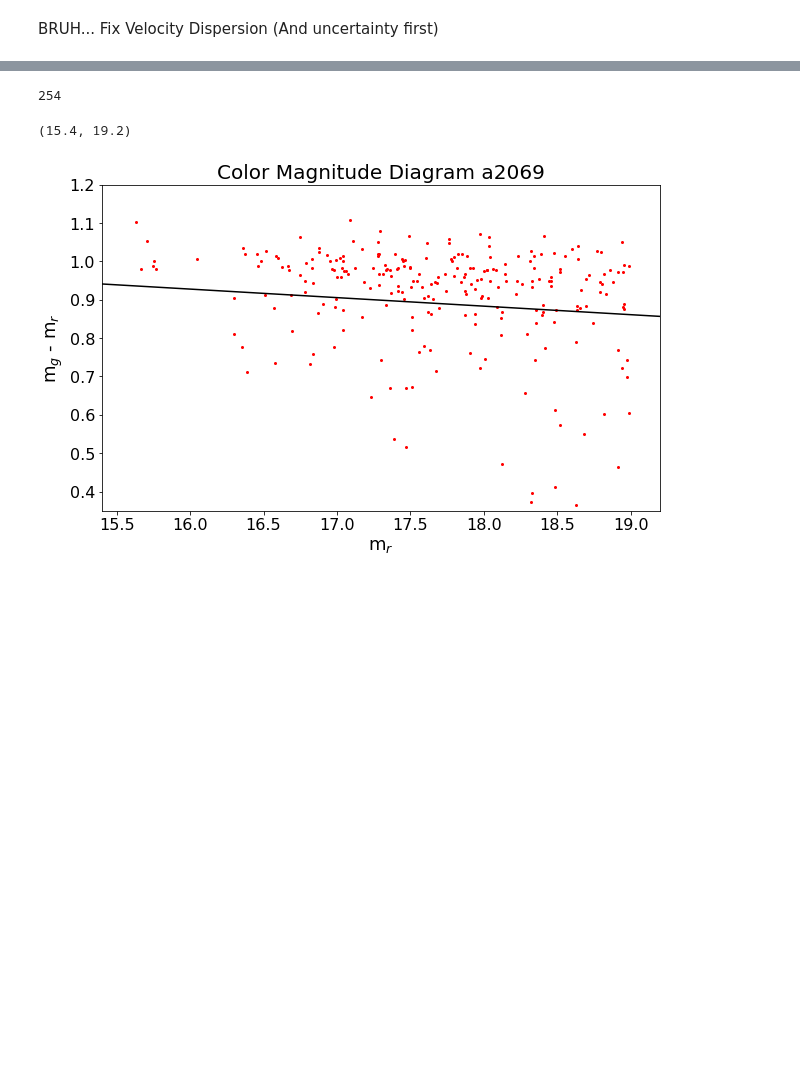
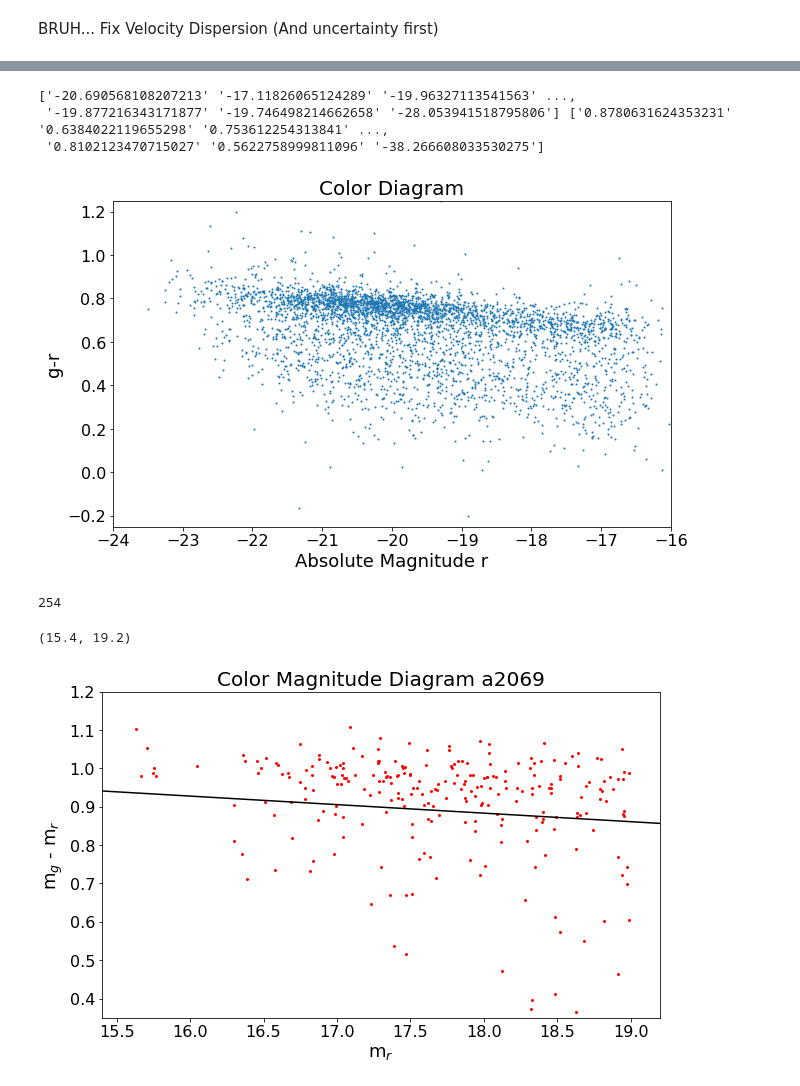
Before and after one commit to Erickmpowell/WWU-Research, a Jupyter notebook: Arbitrary Galaxy Analyze.ipynb, the cells around one changed output, grey strips where cells are left out. Cells and saved outputs as stored; diff of their text form; code cells hidden in the pictures; blank space fills up the shorter version.

```diff
--- a/Arbitrary Galaxy Analyze.ipynb
+++ b/Arbitrary Galaxy Analyze.ipynb
@@ -266,0 +489,29 @@ Text(0.5,1,'rxj1720')
+# %%
+cz, ecz,g, r, mem, dist,name=cluster(1)
+disp=totalDis(r,cz,ecz,mem=mem)[0]
+vbar=np.average(cz)
+vel1= (cz- vbar)/(1+vbar/c)
+rabs,g_r=restframe(cz,g,r)
+finalList=np.column_stack([dist,vel1,np.repeat(disp[1],len(vel1)),np.repeat(disp[2],len(vel1)),np.repeat(disp[3],len(vel1)),rabs,g_r])
+for i in range(2,5):
+    cz, ecz, g,r, mem, dist,name=cluster(i)
+    disp=totalDis(r,cz,ecz,mem=mem)[0]
+    vbar=np.average(cz)
+    vel1= (cz- vbar)/(1+vbar/c)
+    rabs,g_r=restframe(cz,g,r)
+
+    #new=np.column_stack([dist,vel1,np.repeat(disp[1],len(vel1)),rabs,g_r])
+    new=np.column_stack([dist,vel1,np.repeat(disp[1],len(vel1)),np.repeat(disp[2],len(vel1)),np.repeat(disp[3],len(vel1)),rabs,g_r])
+
+    finalList=np.row_stack([finalList,new])
+
+'Final 2029Sohn is messed up no distance measure, so i use ? to denote i do not know'
+cz, ecz, g,r, mem, dist,name=cluster(5)
+disp=totalDis(r,cz,ecz,mem=mem)[0]
+vbar=np.average(cz)
+vel1= (cz- vbar)/(1+vbar/c)
+rabs,g_r=restframe(cz,g,r)
+new=np.column_stack([np.repeat('?',len(vel1)),vel1,np.repeat(disp[1],len(vel1)),np.repeat(disp[2],len(vel1)),np.repeat(disp[3],len(vel1)),rabs,g_r])
+finalList=np.row_stack([finalList,new])
+
+display(pd.DataFrame(finalList,columns=['Dist','\u0394v','\u03C3 Cluster','\u0394\u03C3\u208B','\u0394\u03C3\u208A','Mr','g-r']))
@@ -267,3 +542,16 @@ Text(0.5,1,'rxj1720')
+# %%
+plt.scatter(finalList[:,-2].astype(float),finalList[:,-1].astype(float),s=1)
+plt.ylim(-.25,1.25)
+plt.xlim(-24,-16)
+plt.title('Color Diagram')
+plt.xlabel('Absolute Magnitude r')
+plt.ylabel('g-r')
+print(finalList[:,-2],finalList[:,-1])
+# %% [output]
+['-20.690568108207213' '-17.11826065124289' '-19.96327113541563' ...,
+ '-19.877216343171877' '-19.746498214662658' '-28.053941518795806'] ['0.8780631624353231' '0.6384022119655298' '0.753612254313841' ...,
+ '0.8102123470715027' '0.5622758999811096' '-38.266608033530275']
+[figure, added]
 # %%
 cz1, ecz1, g1, r1, mem1, dist1 =  np.loadtxt(os.getcwd()+r"\Data\a2069newad.mem.dat", usecols=(2,3,5,6,10,11), unpack=True)
 
```
Also changed, not shown: parts of 15 cells of this notebook, 38 other files.
